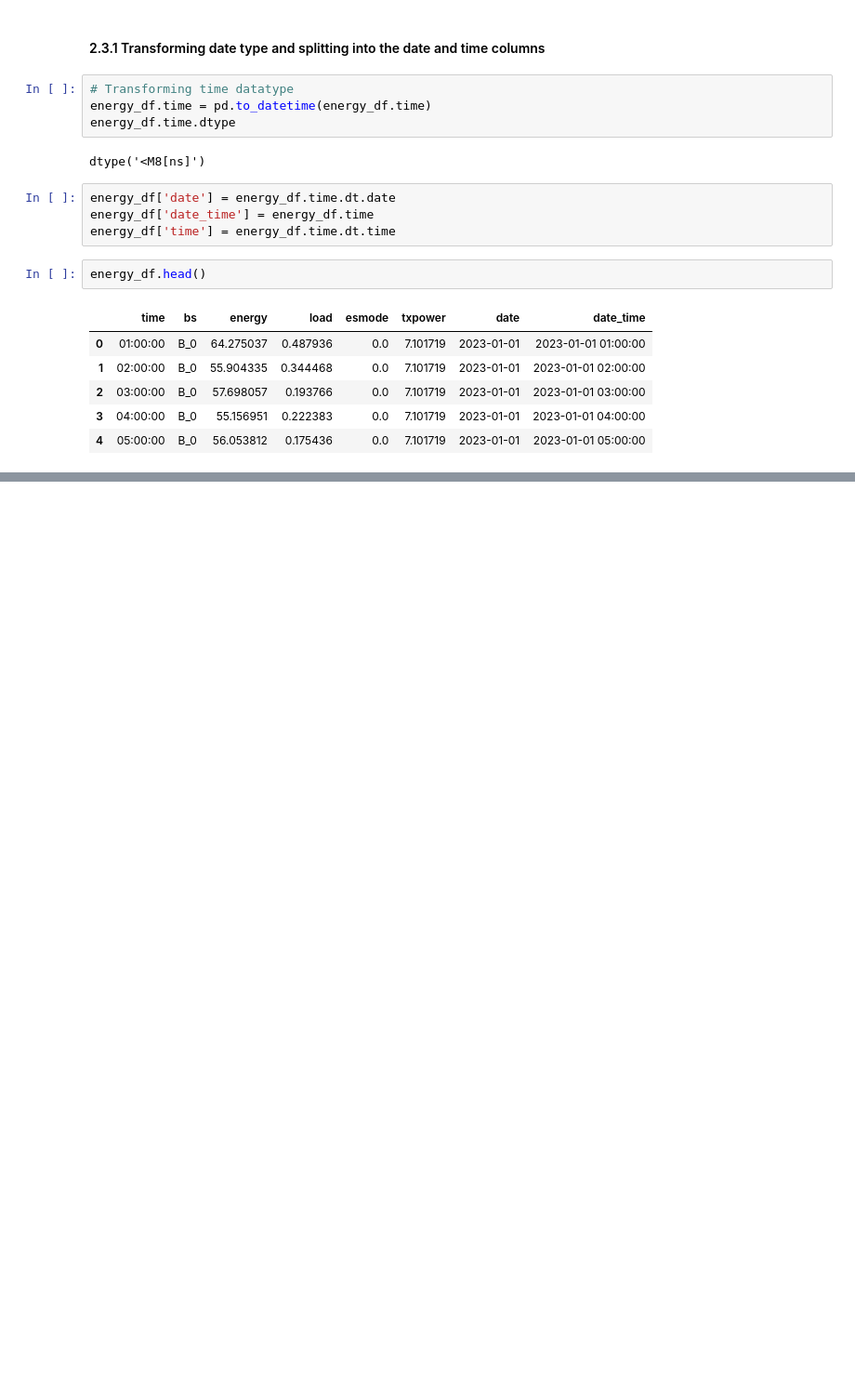
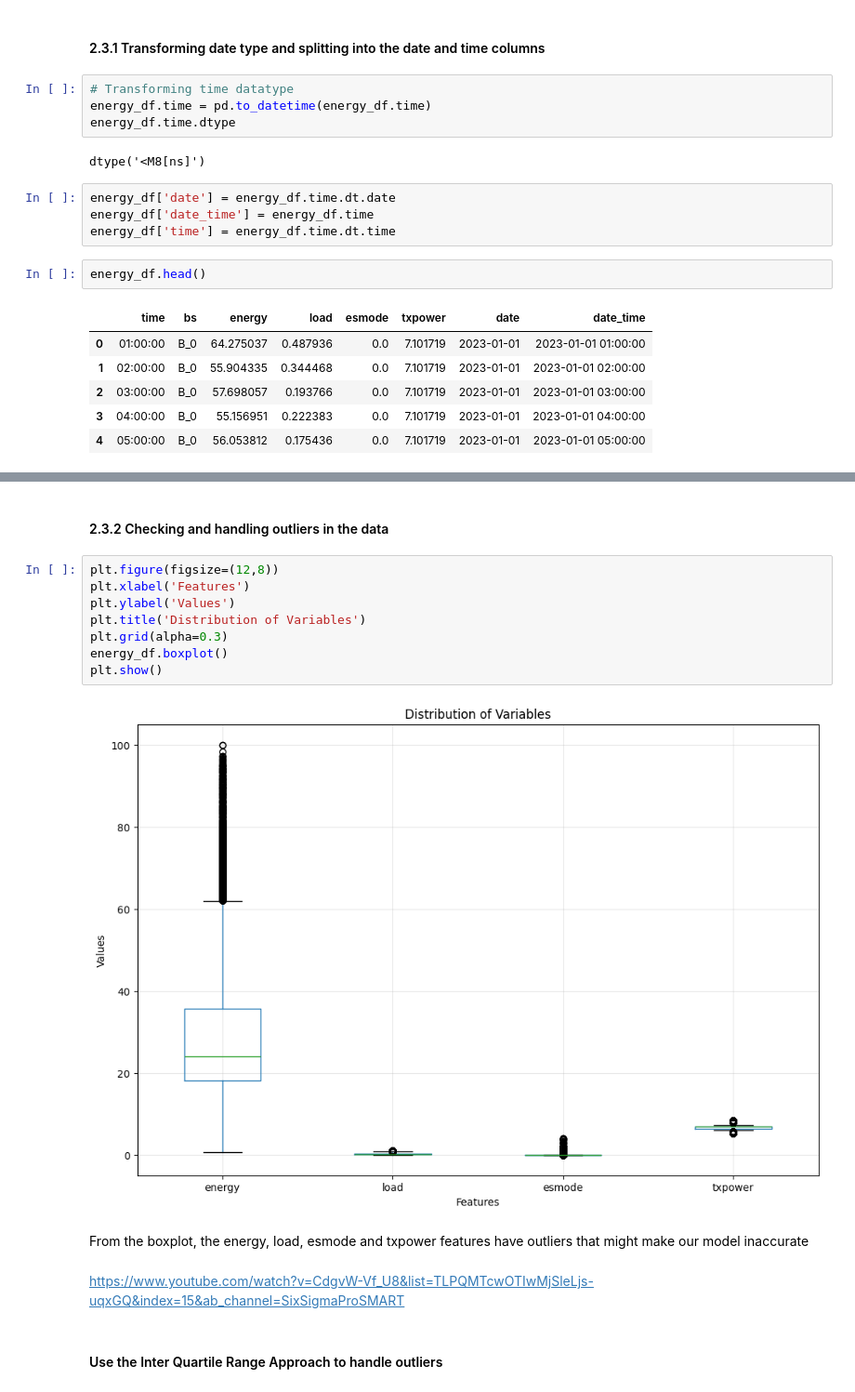
Before and after one commit to normanmunge/5G-energy-consumption-analysis, a Jupyter notebook: 5g-consumption-analysis-model.ipynb, the cells around one changed output, grey strips where cells are left out. Shown at 93% size. Saved outputs shown, nothing was run; the diff lists cells and outputs as text; blank space fills up the shorter version.

Commit message:
Checks for outliers in your data

```diff
--- a/5g-consumption-analysis-model.ipynb
+++ b/5g-consumption-analysis-model.ipynb
@@ -151,0 +162,18 @@ for col in columns:
+# %% [markdown]
+#### 2.3.2 Checking and handling outliers in the data
+# %%
+plt.figure(figsize=(12,8))
+plt.xlabel('Features')
+plt.ylabel('Values')
+plt.title('Distribution of Variables')
+plt.grid(alpha=0.3)
+energy_df.boxplot()
+plt.show()
+# %% [output]
+[figure, added]
+# %% [markdown]
+From the boxplot, the energy, load, esmode and txpower features have outliers that might make our model inaccurate
+# %% [markdown]
+https://www.youtube.com/watch?v=CdgvW-Vf_U8&list=TLPQMTcwOTIwMjSleLjs-uqxGQ&index=15&ab_channel=SixSigmaProSMART
+# %% [markdown]
+#### Use the Inter Quartile Range Approach to handle outliers
```
Also changed, not shown: parts of 6 cells of this notebook.
